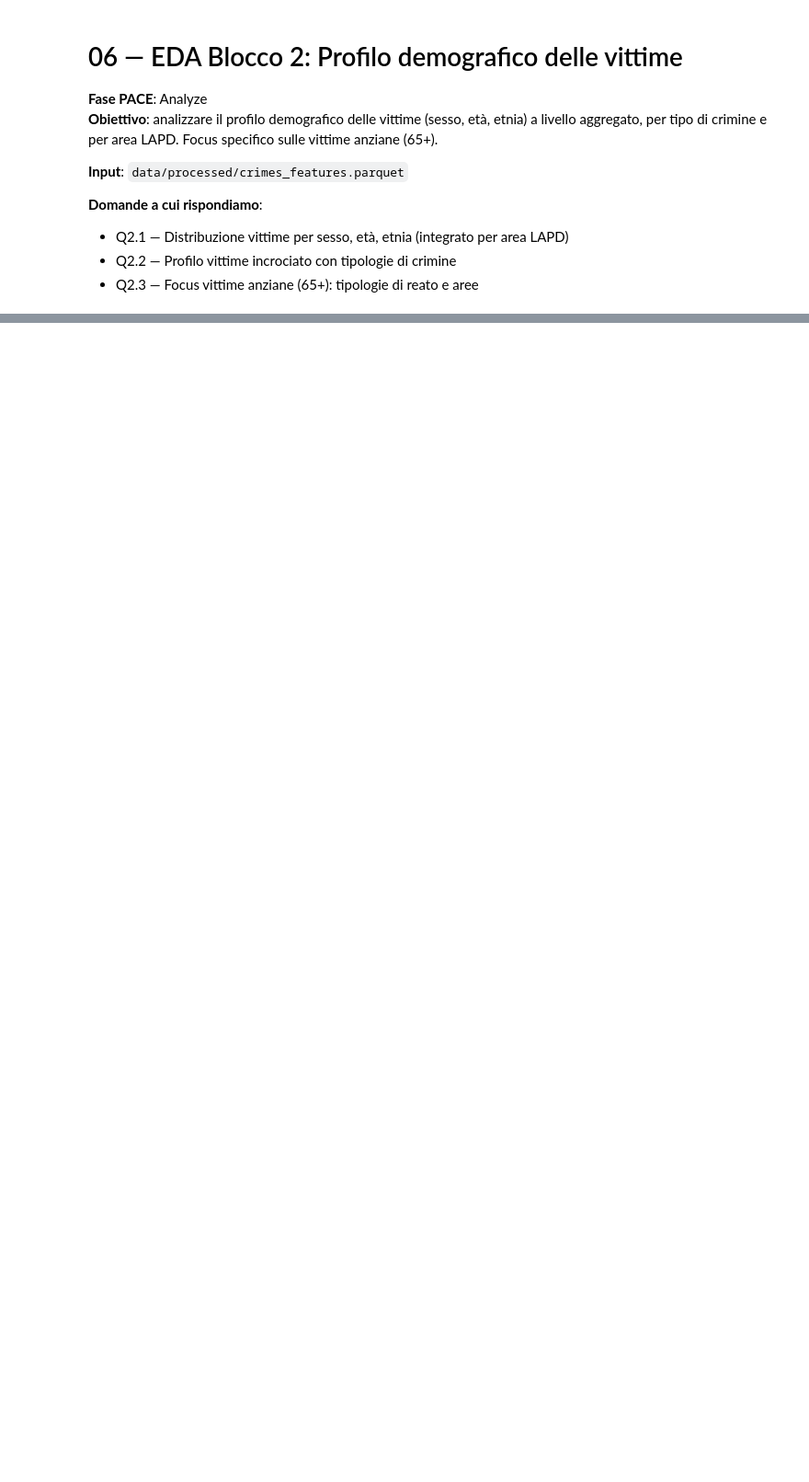
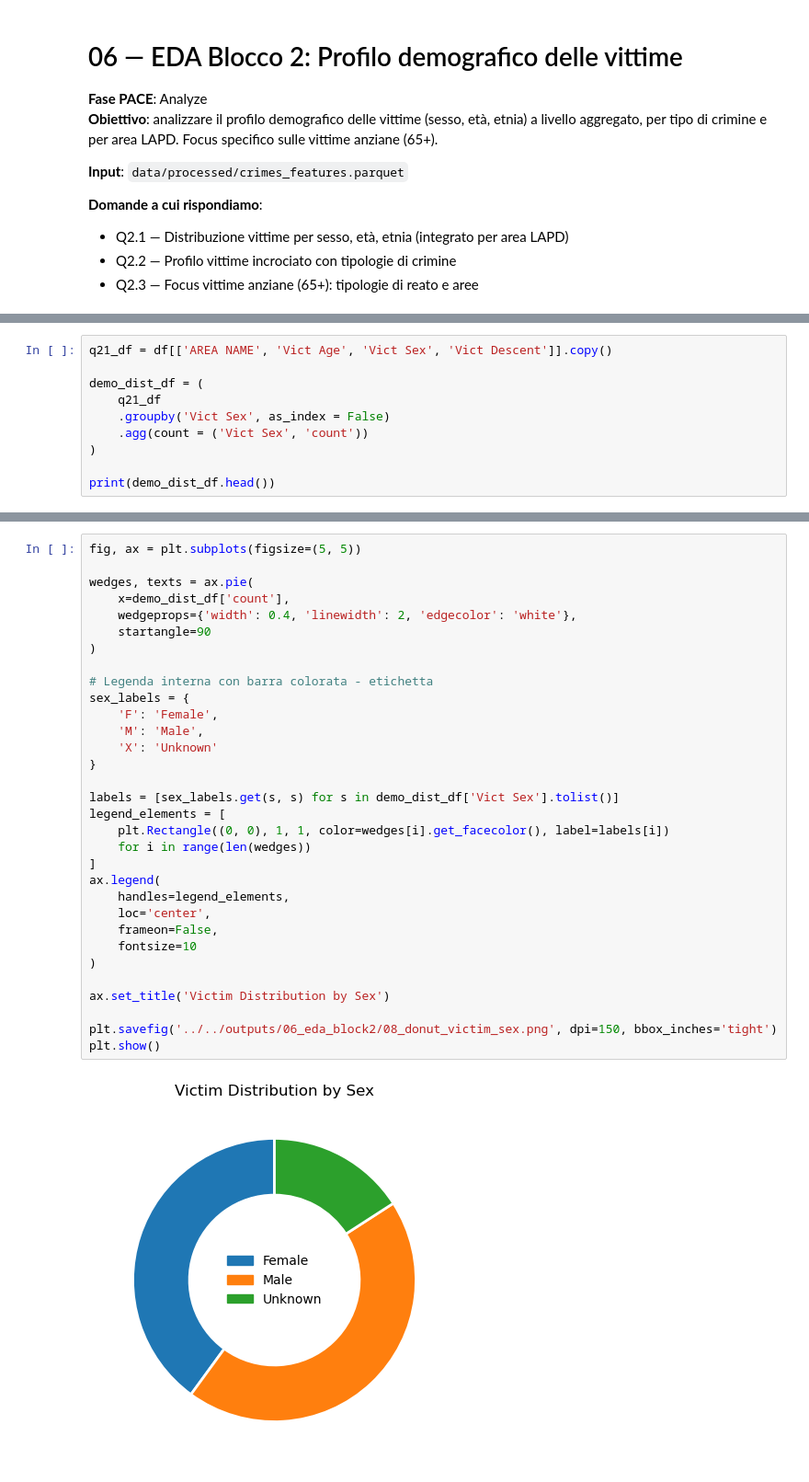
Before and after one commit to AnalystEca/lapd-crime-data, a Jupyter notebook: notebooks/02_analyze/06_eda_block2.ipynb, the cells around one changed output, grey strips where cells are left out. Shown at 92% size. Drawn from its saved outputs; the diff is of its cells as text; blank space fills up the shorter version.

Commit message:
Start EDA Block 2: Q2.1 victim sex distribution donut chart

```diff
--- a/notebooks/02_analyze/06_eda_block2.ipynb
+++ b/notebooks/02_analyze/06_eda_block2.ipynb
@@ -30,0 +40,10 @@ df.head()
+# %%
+q21_df = df[['AREA NAME', 'Vict Age', 'Vict Sex', 'Vict Descent']].copy()
+
+demo_dist_df = (
+    q21_df
+    .groupby('Vict Sex', as_index = False)
+    .agg(count = ('Vict Sex', 'count'))
+)
+
+print(demo_dist_df.head())
@@ -30,0 +55,34 @@ df.head()
+# %%
+fig, ax = plt.subplots(figsize=(5, 5))
+
+wedges, texts = ax.pie(
+    x=demo_dist_df['count'],
+    wedgeprops={'width': 0.4, 'linewidth': 2, 'edgecolor': 'white'},
+    startangle=90
+)
+
+# Legenda interna con barra colorata - etichetta
+sex_labels = {
+    'F': 'Female',
+    'M': 'Male',
+    'X': 'Unknown'
+}
+
+labels = [sex_labels.get(s, s) for s in demo_dist_df['Vict Sex'].tolist()]
+legend_elements = [
+    plt.Rectangle((0, 0), 1, 1, color=wedges[i].get_facecolor(), label=labels[i])
+    for i in range(len(wedges))
+]
+ax.legend(
+    handles=legend_elements,
+    loc='center',
+    frameon=False,
+    fontsize=10
+)
+
+ax.set_title('Victim Distribution by Sex')
+
+plt.savefig('../../outputs/06_eda_block2/08_donut_victim_sex.png', dpi=150, bbox_inches='tight')
+plt.show()
+# %% [output]
+[figure, added]
```
Also changed, not shown: parts of 4 cells of this notebook, 1 other file.
